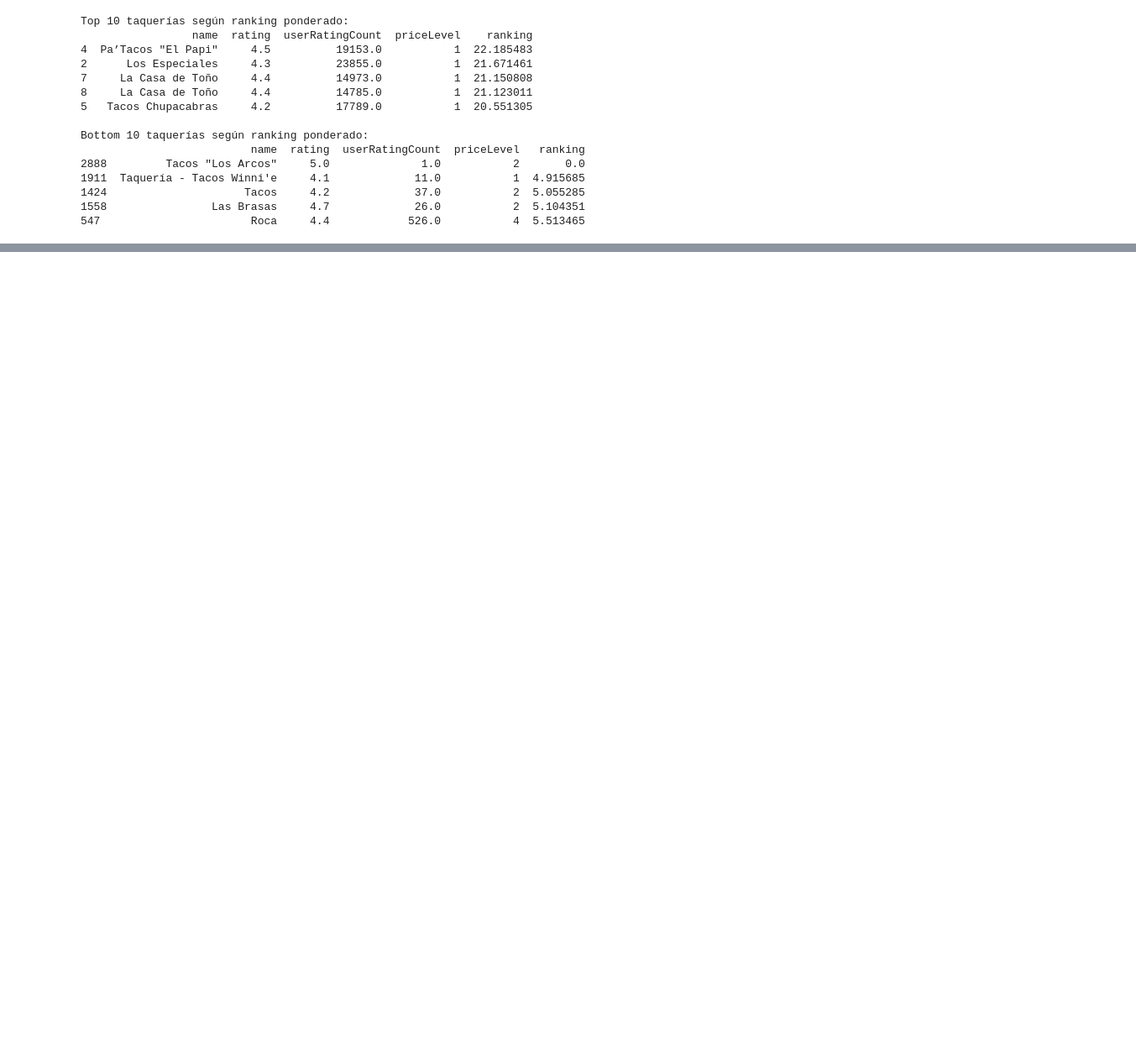
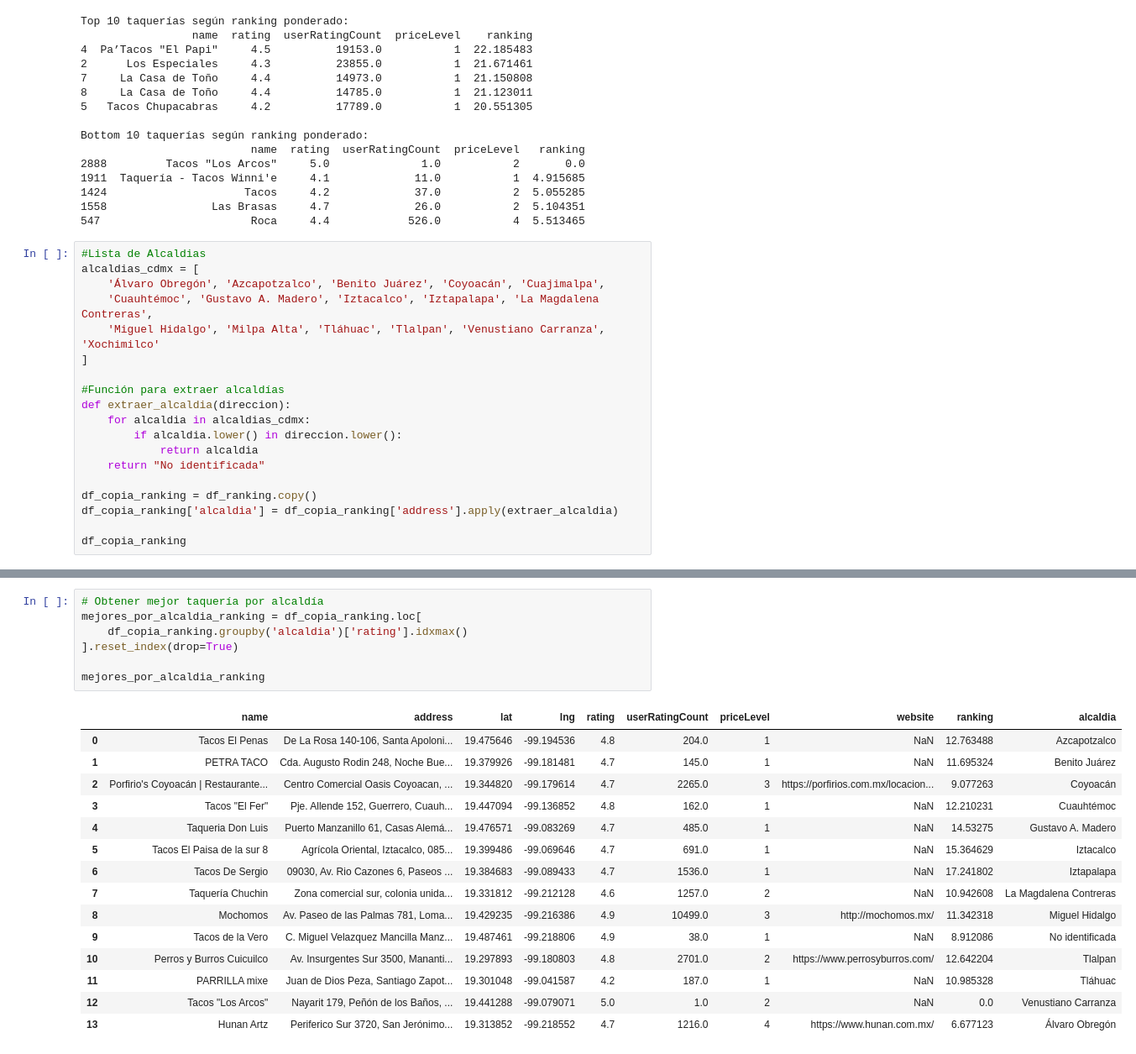
Before and after one commit to soto-amalia/tacos, a Jupyter notebook: tacos.ipynb, the cells around one changed output, grey strips where cells are left out. Shown at 84% size. Drawn from its saved outputs; the diff is of its cells as text; blank space fills up the shorter version.

Commit message:
por alcaldía

```diff
--- a/tacos.ipynb
+++ b/tacos.ipynb
@@ -551,3 +565,22 @@ Bottom 10 taquerías según ranking ponderado:
 1424                     Tacos     4.2             37.0           2  5.055285
 1558                Las Brasas     4.7             26.0           2  5.104351
 547                       Roca     4.4            526.0           4  5.513465
+# %%
+#Lista de Alcaldias
+alcaldias_cdmx = [
+    'Álvaro Obregón', 'Azcapotzalco', 'Benito Juárez', 'Coyoacán', 'Cuajimalpa',
+    'Cuauhtémoc', 'Gustavo A. Madero', 'Iztacalco', 'Iztapalapa', 'La Magdalena Contreras',
+    'Miguel Hidalgo', 'Milpa Alta', 'Tláhuac', 'Tlalpan', 'Venustiano Carranza', 'Xochimilco'
+]
+
+#Función para extraer alcaldías
+def extraer_alcaldia(direccion):
+    for alcaldia in alcaldias_cdmx:
+        if alcaldia.lower() in direccion.lower():
+            return alcaldia
+    return "No identificada"
+
+df_copia_ranking = df_ranking.copy()
+df_copia_ranking['alcaldia'] = df_copia_ranking['address'].apply(extraer_alcaldia)
+
+df_copia_ranking
@@ -554,3 +601,26 @@ Bottom 10 taquerías según ranking ponderado:
+# %%
+# Obtener mejor taquería por alcaldía
+mejores_por_alcaldia_ranking = df_copia_ranking.loc[
+    df_copia_ranking.groupby('alcaldia')['rating'].idxmax()
+].reset_index(drop=True)
+
+mejores_por_alcaldia_ranking
+# %% [output]
+|  | name | address | lat | lng | rating | userRatingCount | priceLevel | website | ranking | alcaldia |
+| 0 | Tacos El Penas | De La Rosa 140-106, Santa Apoloni... | 19.475646 | -99.194536 | 4.8 | 204.0 | 1 | NaN | 12.763488 | Azcapotzalco |
+| 1 | PETRA TACO | Cda. Augusto Rodin 248, Noche Bue... | 19.379926 | -99.181481 | 4.7 | 145.0 | 1 | NaN | 11.695324 | Benito Juárez |
+| 2 | Porfirio's Coyoacán | Restaurante... | Centro Comercial Oasis Coyoacan, ... | 19.344820 | -99.179614 | 4.7 | 2265.0 | 3 | https://porfirios.com.mx/locacion... | 9.077263 | Coyoacán |
+| 3 | Tacos "El Fer" | Pje. Allende 152, Guerrero, Cuauh... | 19.447094 | -99.136852 | 4.8 | 162.0 | 1 | NaN | 12.210231 | Cuauhtémoc |
+| 4 | Taqueria Don Luis | Puerto Manzanillo 61, Casas Alemá... | 19.476571 | -99.083269 | 4.7 | 485.0 | 1 | NaN | 14.53275 | Gustavo A. Madero |
+| 5 | Tacos El Paisa de la sur 8 | Agrícola Oriental, Iztacalco, 085... | 19.399486 | -99.069646 | 4.7 | 691.0 | 1 | NaN | 15.364629 | Iztacalco |
+| 6 | Tacos De Sergio | 09030, Av. Rio Cazones 6, Paseos ... | 19.384683 | -99.089433 | 4.7 | 1536.0 | 1 | NaN | 17.241802 | Iztapalapa |
+| 7 | Taquería Chuchin | Zona comercial sur, colonia unida... | 19.331812 | -99.212128 | 4.6 | 1257.0 | 2 | NaN | 10.942608 | La Magdalena Contreras |
+| 8 | Mochomos | Av. Paseo de las Palmas 781, Loma... | 19.429235 | -99.216386 | 4.9 | 10499.0 | 3 | http://mochomos.mx/ | 11.342318 | Miguel Hidalgo |
+| 9 | Tacos de la Vero | C. Miguel Velazquez Mancilla Manz... | 19.487461 | -99.218806 | 4.9 | 38.0 | 1 | NaN | 8.912086 | No identificada |
+| 10 | Perros y Burros Cuicuilco | Av. Insurgentes Sur 3500, Mananti... | 19.297893 | -99.180803 | 4.8 | 2701.0 | 2 | https://www.perrosyburros.com/ | 12.642204 | Tlalpan |
+| 11 | PARRILLA mixe | Juan de Dios Peza, Santiago Zapot... | 19.301048 | -99.041587 | 4.2 | 187.0 | 1 | NaN | 10.985328 | Tláhuac |
+| 12 | Tacos "Los Arcos" | Nayarit 179, Peñón de los Baños, ... | 19.441288 | -99.079071 | 5.0 | 1.0 | 2 | NaN | 0.0 | Venustiano Carranza |
+| 13 | Hunan Artz | Periferico Sur 3720, San Jerónimo... | 19.313852 | -99.218552 | 4.7 | 1216.0 | 4 | https://www.hunan.com.mx/ | 6.677123 | Álvaro Obregón |
 # %%
 
 # Centrar el mapa en CDMX
```
Also changed, not shown: parts of 9 cells of this notebook.
